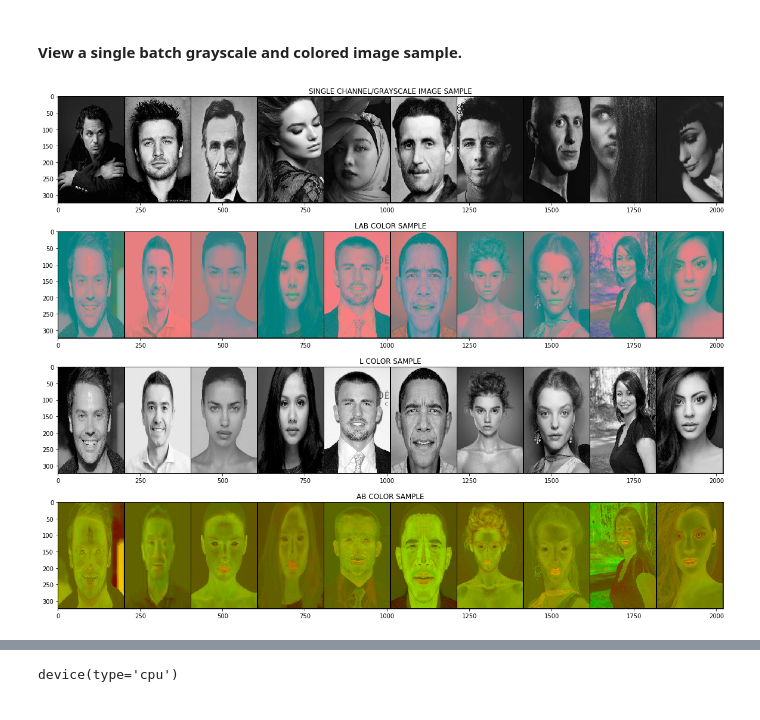
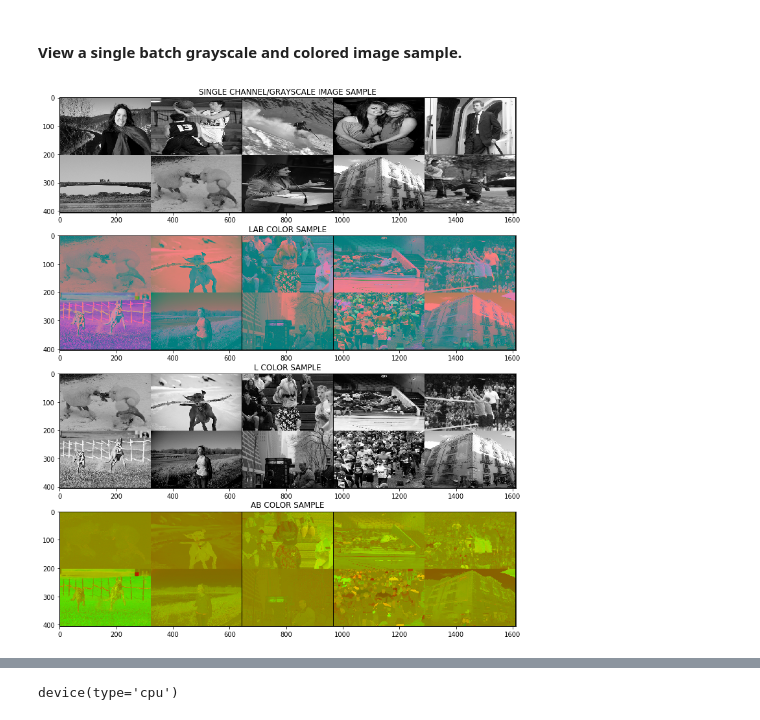
Before and after one commit to sachithdickwella/computervision-pytorch, a Jupyter notebook: src/ipynb/gray_to_color.ipynb, the cells around one changed output, grey strips where cells are left out. Saved outputs shown, nothing was run; the diff lists cells and outputs as text; code cells hidden in the pictures.

```diff
--- a/src/ipynb/gray_to_color.ipynb
+++ b/src/ipynb/gray_to_color.ipynb
@@ -75,6 +78,6 @@ tf = transforms.Compose({
     # transforms.Normalize(mean=[0.485, 0.456, 0.406], std=[0.229, 0.224, 0.225])
 })
 
-gray_dataset = ImageDataset(path='C:/Users/Sachith/Desktop/dataset/faces/grayscale', transform=tf, code=cv2.COLOR_BGR2GRAY)
-rgb_dataset = ImageDataset(path='C:/Users/Sachith/Desktop/dataset/faces/color', transform=tf, code=cv2.COLOR_BGR2RGB)
-lab_dataset = ImageDataset(path='C:/Users/Sachith/Desktop/dataset/faces/color', transform=tf, code=cv2.COLOR_BGR2LAB)
+gray_dataset = ImageDataset(path='C:/Users/Sachith/Desktop/dataset/flicker', transform=tf, code=cv2.COLOR_BGR2GRAY)
+rgb_dataset = ImageDataset(path='C:/Users/Sachith/Desktop/dataset/flicker', transform=tf, code=cv2.COLOR_BGR2RGB)
+lab_dataset = ImageDataset(path='C:/Users/Sachith/Desktop/dataset/flicker', transform=tf, code=cv2.COLOR_BGR2LAB)
@@ -106,36 +109,36 @@ for ab_ims in ab_data_loader:
 for lab_ims in lab_data_loader:
     break
 
 for rgb_ims in rgb_data_loader:
     break
 
-plt.figure(figsize=(20,16))
+plt.figure(figsize=(14, 15))
 
-im = make_grid(g_ims, nrow=10, normalize=True)
+im = make_grid(g_ims, nrow=5, normalize=True)
 
 plt.subplot(411)
 plt.imshow(np.transpose(im, axes=(1, 2, 0)))
 plt.title("SINGLE CHANNEL/GRAYSCALE IMAGE SAMPLE")
 
-im = make_grid(lab_ims, nrow=10, normalize=True)
+im = make_grid(lab_ims, nrow=5, normalize=True)
 
 plt.subplot(412)
 plt.imshow(np.transpose(im, axes=(1, 2, 0)))
 plt.title("LAB COLOR SAMPLE")
 
-im = make_grid(l_ims, nrow=10, normalize=True)
+im = make_grid(l_ims, nrow=5, normalize=True)
 
 plt.subplot(413)
 plt.imshow(np.transpose(im, (1, 2, 0)))
 plt.title("L COLOR SAMPLE")
 
-im = make_grid(ab_ims, nrow=10, normalize=True)
+im = make_grid(ab_ims, nrow=5, normalize=True)
 im = np.stack([im[0], im[1], np.zeros((im.shape[1], im.shape[2]))])
 
 plt.subplot(414)
 plt.imshow(np.transpose(im, (1, 2, 0)))
 plt.title('AB COLOR SAMPLE')
 
 plt.show()
 # %% [output]
-[figure, old version]
+[figure, new version]
```
Also changed, not shown: parts of 15 cells of this notebook, 1 other file.
